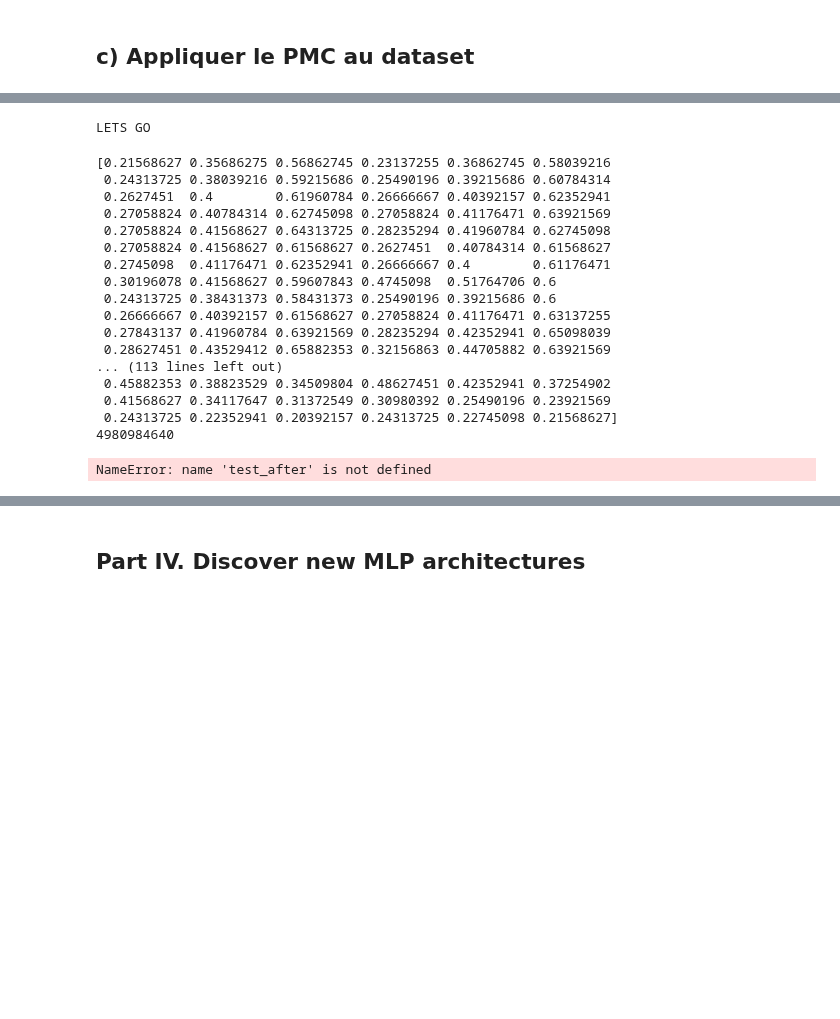
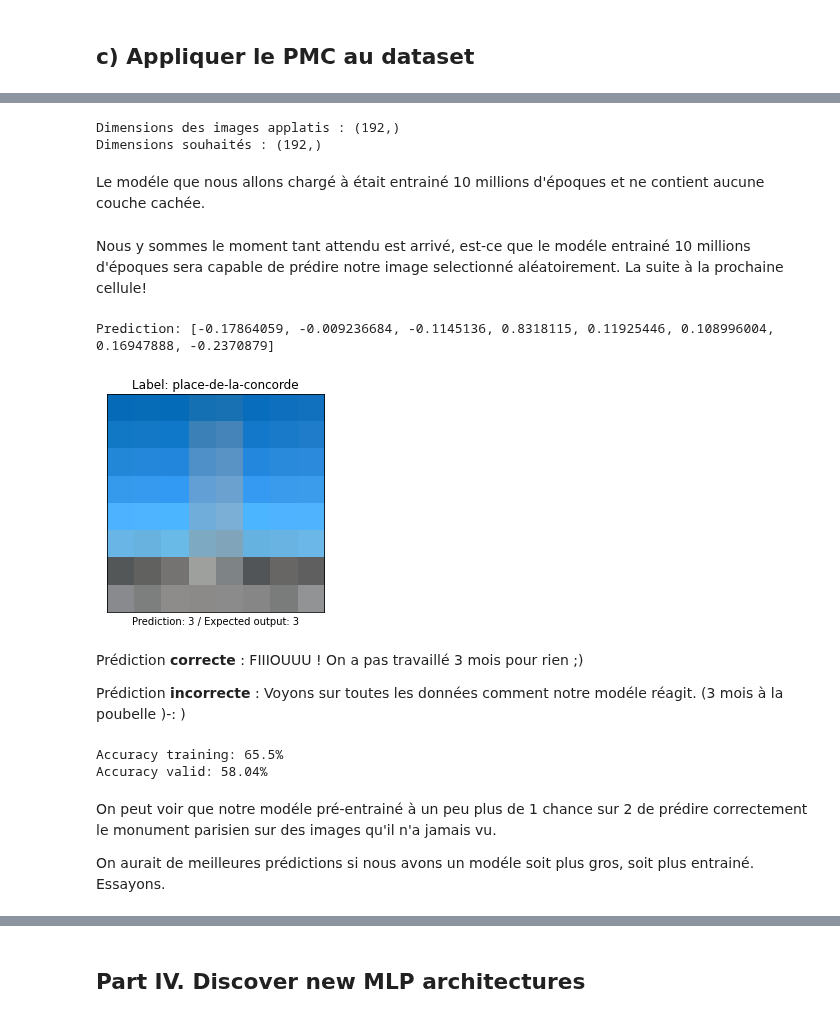
Before and after one commit to Levorilh/ml_python, a Jupyter notebook: rapport.ipynb, the cells around one changed output, grey strips where cells are left out. Saved outputs shown, nothing was run; the diff lists cells and outputs as text; code cells hidden in the pictures; blank space fills up the shorter version.

```diff
--- a/rapport.ipynb
+++ b/rapport.ipynb
@@ -239,0 +277,4 @@ destroy_mlp_model(p_model)
+# %%
+IMG_SIZE = (8, 8)
+# %%
+(X_train, y_train), (X_valid, y_valid) = import_dataset(IMG_SIZE)
@@ -240,34 +283,21 @@ destroy_mlp_model(p_model)
+# %%
+print("Dimensions des images applatis :", X_train[0].shape)
+print("Dimensions souhaités :", (IMG_SIZE[0]*IMG_SIZE[1]*3,))
+# %% [output]
+Dimensions des images applatis : (192,)
+Dimensions souhaités : (192,)
+# %% [markdown]
+Le modéle que nous allons chargé à était entrainé 10 millions d'époques et ne contient aucune couche cachée.
 # %%
-p_model2 = load_mlp_model("mlp_10000_768_128.txt")
+p_model2 = load_mlp_model("models/mlp/MLP_10000000_8x8_8_t_acc-65.5_v_acc-58.04.txt")
-# %% [output]
-LETS GO
-# %%
-input_dim[-1]
-print(X_valid[picture_test])
-print(p_model2)
-# %% [output]
-[0.21568627 0.35686275 0.56862745 0.23137255 0.36862745 0.58039216
- 0.24313725 0.38039216 0.59215686 0.25490196 0.39215686 0.60784314
- 0.2627451  0.4        0.61960784 0.26666667 0.40392157 0.62352941
- 0.27058824 0.40784314 0.62745098 0.27058824 0.41176471 0.63921569
- 0.27058824 0.41568627 0.64313725 0.28235294 0.41960784 0.62745098
- 0.27058824 0.41568627 0.61568627 0.2627451  0.40784314 0.61568627
- 0.2745098  0.41176471 0.62352941 0.26666667 0.4        0.61176471
- 0.30196078 0.41568627 0.59607843 0.4745098  0.51764706 0.6
- 0.24313725 0.38431373 0.58431373 0.25490196 0.39215686 0.6
- 0.26666667 0.40392157 0.61568627 0.27058824 0.41176471 0.63137255
- 0.27843137 0.41960784 0.63921569 0.28235294 0.42352941 0.65098039
- 0.28627451 0.43529412 0.65882353 0.32156863 0.44705882 0.63921569
-... (113 lines left out)
- 0.45882353 0.38823529 0.34509804 0.48627451 0.42352941 0.37254902
- 0.41568627 0.34117647 0.31372549 0.30980392 0.25490196 0.23921569
- 0.24313725 0.22352941 0.20392157 0.24313725 0.22745098 0.21568627]
-4980984640
+# %% [markdown]
+Nous y sommes le moment tant attendu est arrivé, est-ce que le modéle entrainé 10 millions d'époques sera capable de prédire notre image selectionné aléatoirement. La suite à la prochaine cellule!
 # %%
-test_after = predict_mlp_model_classification(p_model2, X_valid[picture_test], input_dim[-1])
+test_load = predict_mlp_model_classification(p_model2, X_valid[picture_test], input_dim[-1])
+
+showImg(X_valid[picture_test], y_valid[picture_test], test_load);
+
+print("Prediction:", test_load)
+# %% [output]
+Prediction: [-0.17864059, -0.009236684, -0.1145136, 0.8318115, 0.11925446, 0.108996004, 0.16947888, -0.2370879]
+[figure, added]
-# %%
-print("After training:", test_after)
-print("Class index : ", np.argmax(test_after))
-print("Class expected :", np.argmax(y_train[picture_test]))
-# %% [output]
-NameError: name 'test_after' is not defined
@@ -276,2 +304,10 @@ NameError: name 'test_after' is not defined
+# %% [markdown]
+Prédiction **correcte** : FIIIOUUU ! On a pas travaillé 3 mois pour rien ;)
+
+Prédiction **incorrecte** : Voyons sur toutes les données comment notre modéle réagit. (3 mois à la poubelle )-: )
 # %%
 accuracy(p_model2)
+destroy_mlp_model(p_model2)
+# %% [output]
+Accuracy training: 65.5%
+Accuracy valid: 58.04%
@@ -279,0 +314,4 @@ destroy_mlp_model(p_model2)
+# %% [markdown]
+On peut voir que notre modéle pré-entrainé à un peu plus de 1 chance sur 2 de prédire correctement le monument parisien sur des images qu'il n'a jamais vu.
+
+On aurait de meilleures prédictions si nous avons un modéle soit plus gros, soit plus entrainé. Essayons.
```
Also changed, not shown: parts of 42 cells of this notebook, 7 other files.
